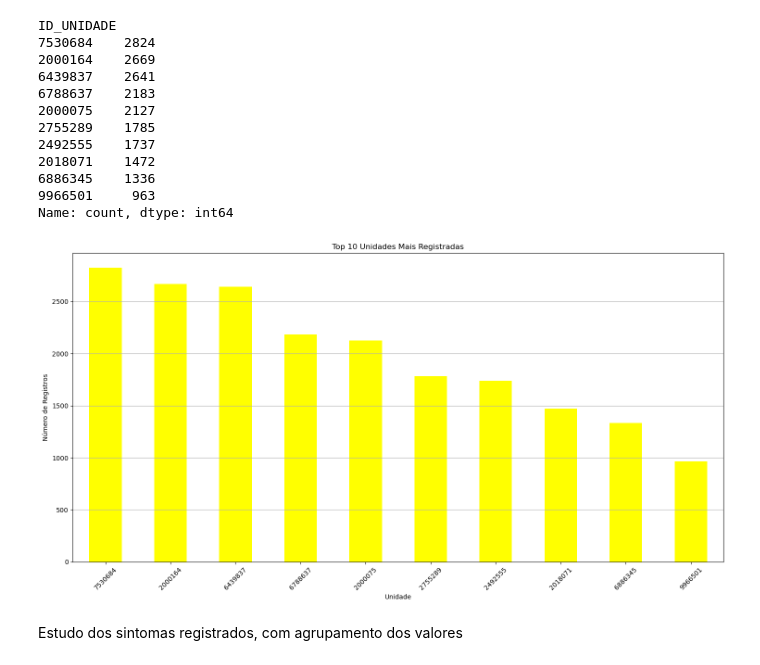
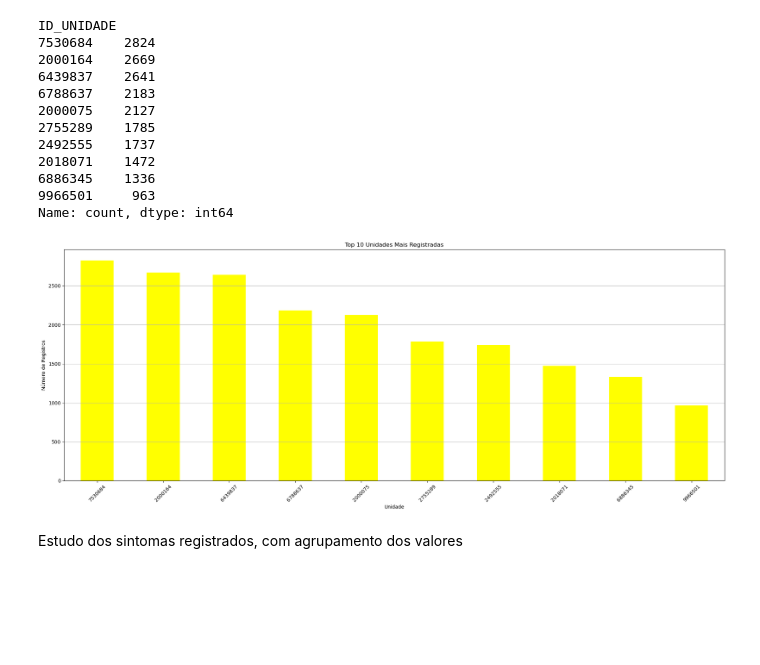
Before and after one commit to luanalorhanni/estudo-dengue-1, a Jupyter notebook: dengbr21/base-dengue-21.ipynb, the cells around one changed output. Drawn from its saved outputs; the diff is of its cells as text; code cells hidden in the pictures; blank space fills up the shorter version.

```diff
--- a/base-dengue-1.ipynb
+++ b/dengbr21/base-dengue-21.ipynb
@@ -280,17 +278,17 @@ ID_UNIDADE
 Name: count, dtype: int64
 # %%
 # Plotar o gráfico
-plt.figure(figsize=(15, 8))
+plt.figure(figsize=(20, 8))
 unidades_max.plot(kind='bar', color='yellow')
 plt.title(f'Top {10} Unidades Mais Registradas')
 plt.xlabel('Unidade')
 plt.ylabel('Número de Registros')
 plt.xticks(rotation=45)
 plt.grid(axis='y')
 plt.tight_layout()
 plt.show()
 # %% [output]
-[figure, old version]
+[figure, new version]
 # %% [markdown]
 Estudo dos sintomas registrados, com agrupamento dos valores
 # %%
```
Also changed, not shown: parts of 17 cells of this notebook, 4 other files.
